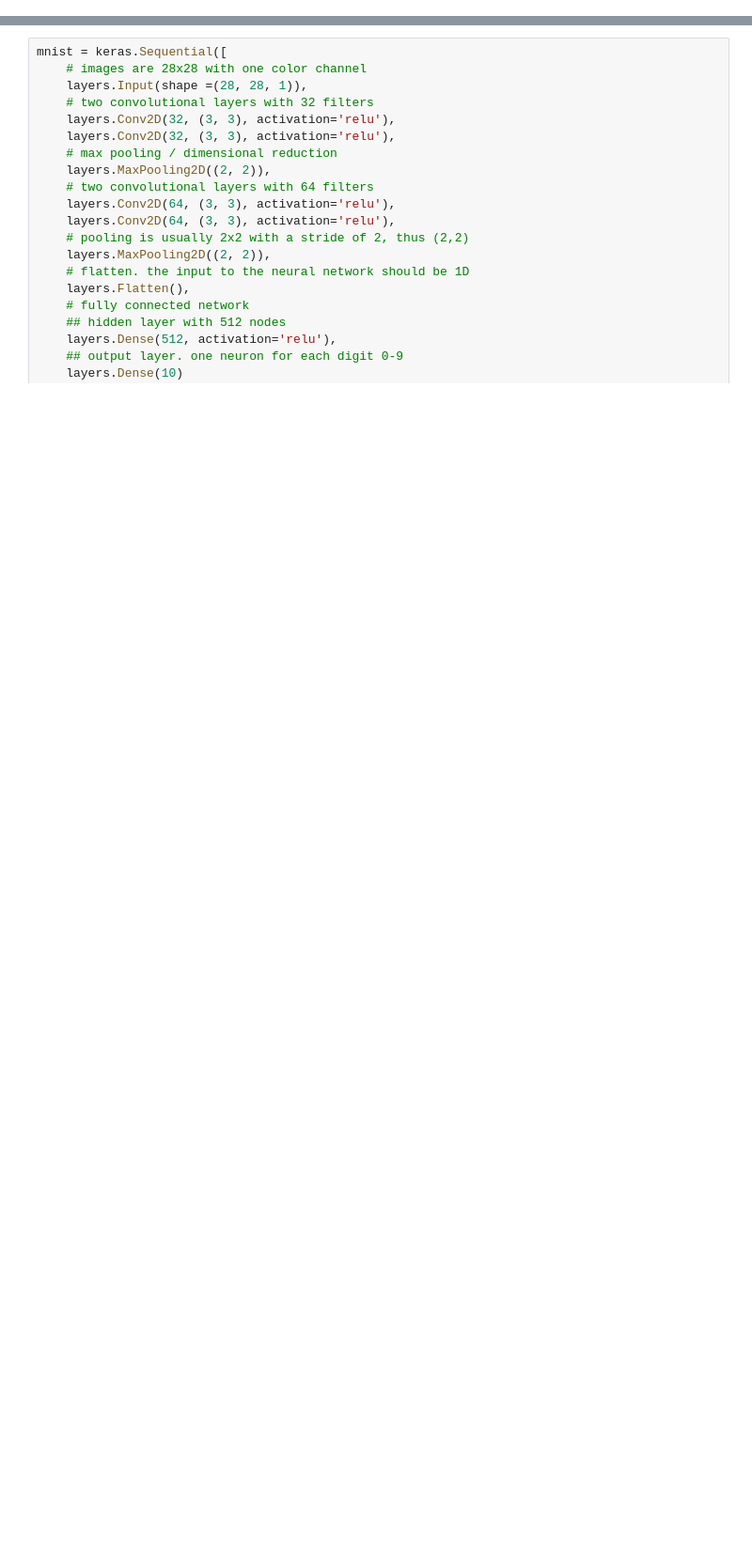
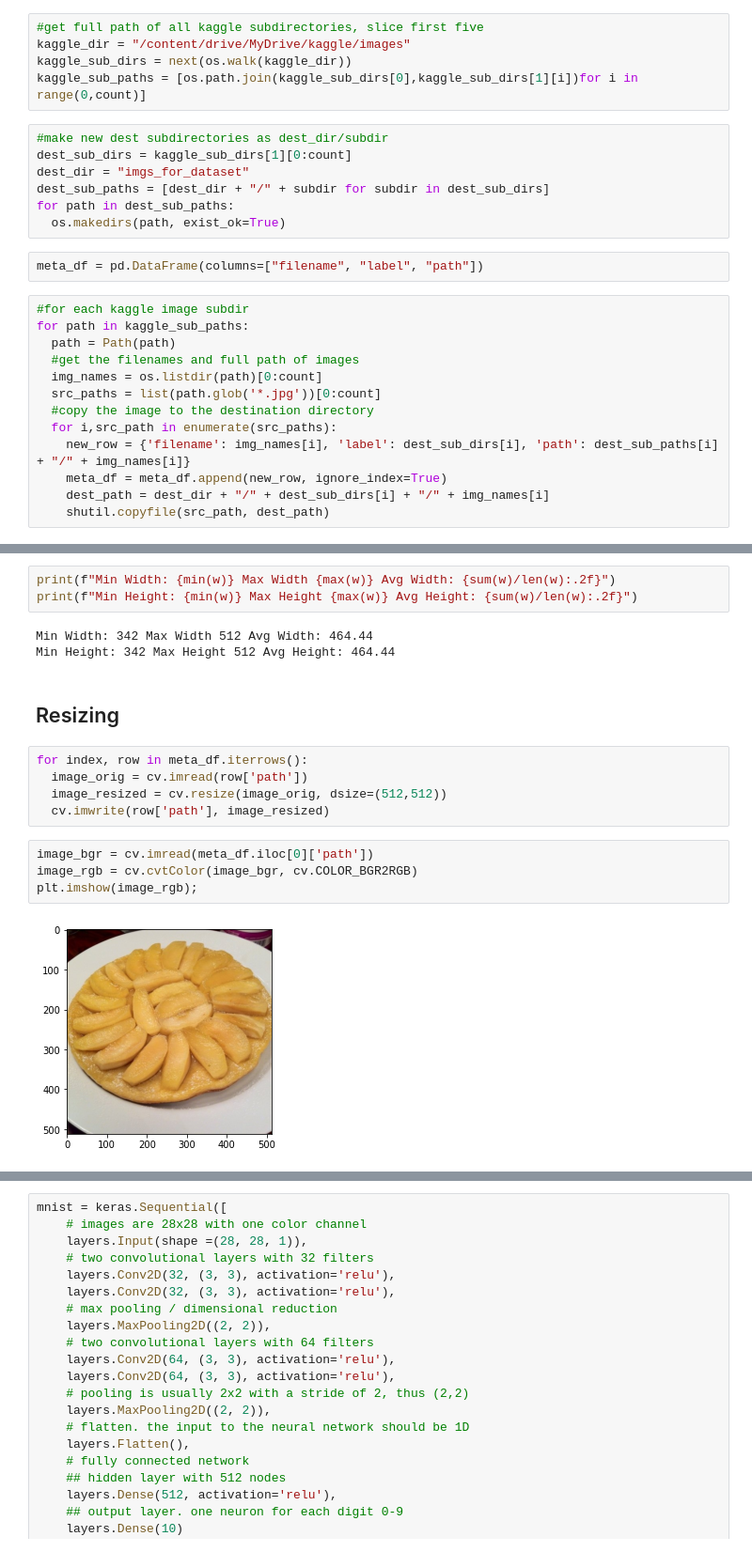
Before and after one commit to mdpatel2/MSAAI-521, a Jupyter notebook: MSAAI_521_Final_Project.ipynb, the cells around one changed output, grey strips where cells are left out. Shown: that part at 94% size. Drawn from its saved outputs; the diff is of its cells as text; blank space fills up the shorter version.

Commit message:
dataset created

```diff
--- a/MSAAI_521_Final_Project.ipynb
+++ b/MSAAI_521_Final_Project.ipynb
@@ -76,0 +29,27 @@ TypeError: ignored
+# %%
+#get full path of all kaggle subdirectories, slice first five
+kaggle_dir = "/content/drive/MyDrive/kaggle/images"
+kaggle_sub_dirs = next(os.walk(kaggle_dir))
+kaggle_sub_paths = [os.path.join(kaggle_sub_dirs[0],kaggle_sub_dirs[1][i])for i in range(0,count)]
+# %%
+#make new dest subdirectories as dest_dir/subdir
+dest_sub_dirs = kaggle_sub_dirs[1][0:count]
+dest_dir = "imgs_for_dataset"
+dest_sub_paths = [dest_dir + "/" + subdir for subdir in dest_sub_dirs]
+for path in dest_sub_paths:
+  os.makedirs(path, exist_ok=True)
+# %%
+meta_df = pd.DataFrame(columns=["filename", "label", "path"])
+# %%
+#for each kaggle image subdir
+for path in kaggle_sub_paths:
+  path = Path(path)
+  #get the filenames and full path of images
+  img_names = os.listdir(path)[0:count]
+  src_paths = list(path.glob('*.jpg'))[0:count]
+  #copy the image to the destination directory
+  for i,src_path in enumerate(src_paths):
+    new_row = {'filename': img_names[i], 'label': dest_sub_dirs[i], 'path': dest_sub_paths[i] + "/" + img_names[i]}
+    meta_df = meta_df.append(new_row, ignore_index=True)
+    dest_path = dest_dir + "/" + dest_sub_dirs[i] + "/" + img_names[i]
+    shutil.copyfile(src_path, dest_path)
@@ -76,0 +73,19 @@ TypeError: ignored
+# %%
+print(f"Min Width: {min(w)} Max Width {max(w)} Avg Width: {sum(w)/len(w):.2f}")
+print(f"Min Height: {min(w)} Max Height {max(w)} Avg Height: {sum(w)/len(w):.2f}")
+# %% [output]
+Min Width: 342 Max Width 512 Avg Width: 464.44
+Min Height: 342 Max Height 512 Avg Height: 464.44
+# %% [markdown]
+## Resizing
+# %%
+for index, row in meta_df.iterrows():
+  image_orig = cv.imread(row['path'])
+  image_resized = cv.resize(image_orig, dsize=(512,512))
+  cv.imwrite(row['path'], image_resized)
+# %%
+image_bgr = cv.imread(meta_df.iloc[0]['path'])
+image_rgb = cv.cvtColor(image_bgr, cv.COLOR_BGR2RGB)
+plt.imshow(image_rgb);
+# %% [output]
+[figure, added]
```
Also changed, not shown: parts of 40 cells of this notebook.
